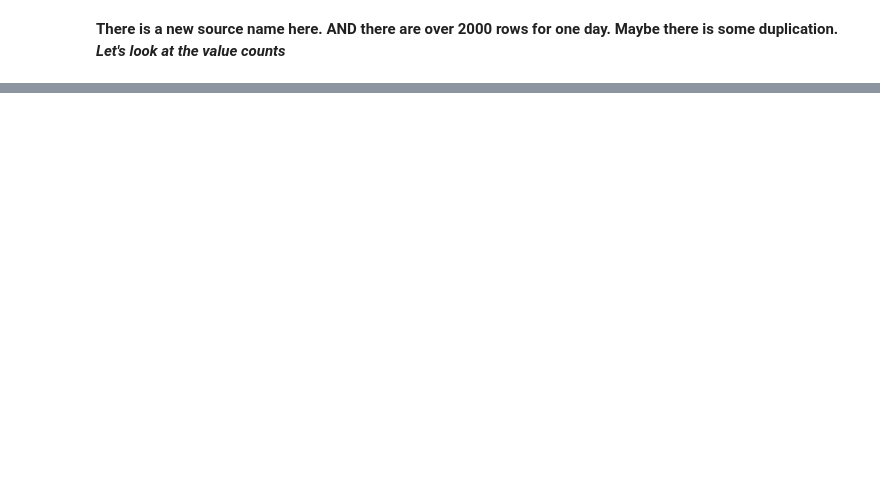
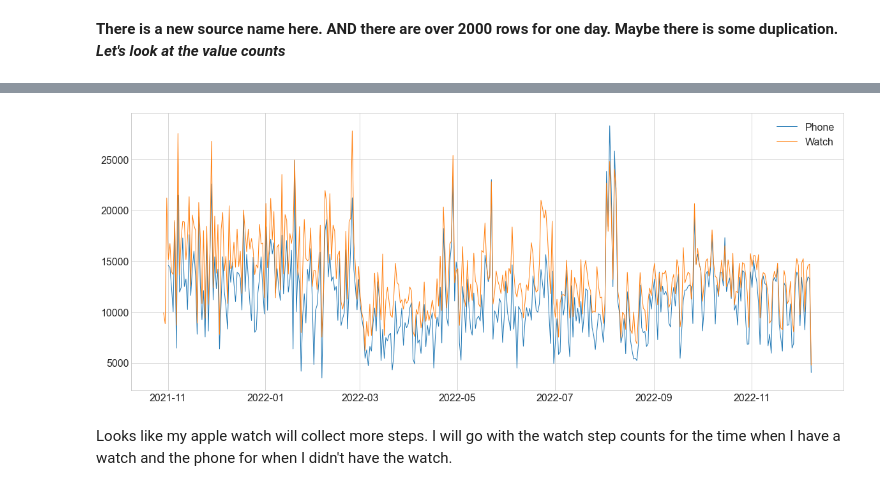
Before and after one commit to markydoug/my_apple_health, a Jupyter notebook: explore.ipynb, the cells around one changed output, grey strips where cells are left out. Cells and saved outputs as stored; diff of their text form; code cells hidden in the pictures; blank space fills up the shorter version.

Commit message:
More exploration on different parts of the data

```diff
--- a/explore.ipynb
+++ b/explore.ipynb
@@ -221,2 +230,6 @@ step_counts.info()
 # %%
+#change data types for dates and numeric
+step_counts['creation_time'] = pd.to_datetime(step_counts['creation_time'])
+step_counts['activity_start_time'] = pd.to_datetime(step_counts['activity_start_time'])
+step_counts['activity_end_time'] = pd.to_datetime(step_counts['activity_end_time'])
 step_counts['value'] = step_counts['value'].astype(int)
@@ -225,3 +276,6 @@ step_counts.info()
+# %%
+#make creation_time the index
+step_counts = step_counts.set_index('creation_time').sort_index()
 # %%
 daily_steps = step_counts.resample('D')[['value']].sum()
 # %%
@@ -254,2 +360,2 @@ phone_steps.resample('D')[['value']].sum().plot()
 # %%
-apple_watch_steps = step_counts[(step_counts['sourceName'] != 'Marky Doug') & (step_counts['sourceName'] != '小米运动')]
+apple_watch_steps = step_counts[(step_counts['source'] != 'Marky Doug') & (step_counts['source'] != '小米运动')]
@@ -259,7 +362,11 @@ apple_watch_steps.resample('D')[['value']].sum().plot(title='Watch')
 # %%
 plt.figure(figsize = (20,8))
-plt.plot(phone_steps['2021-11':].resample('D')[['value']].sum(), label='Phone', linewidth=1)
+plt.plot(phone_steps.loc['2021-11':].resample('D')[['value']].sum(), label='Phone', linewidth=1)
 plt.plot(apple_watch_steps.resample('D')[['value']].sum(), label='Watch', linewidth=1)
 plt.legend()
 plt.show()
+# %% [output]
+[figure, added]
+# %% [markdown]
+Looks like my apple watch will collect more steps. I will go with the watch step counts for the time when I have a watch and the phone for when I didn't have the watch.
 # %%
```
Also changed, not shown: parts of 72 cells of this notebook.
